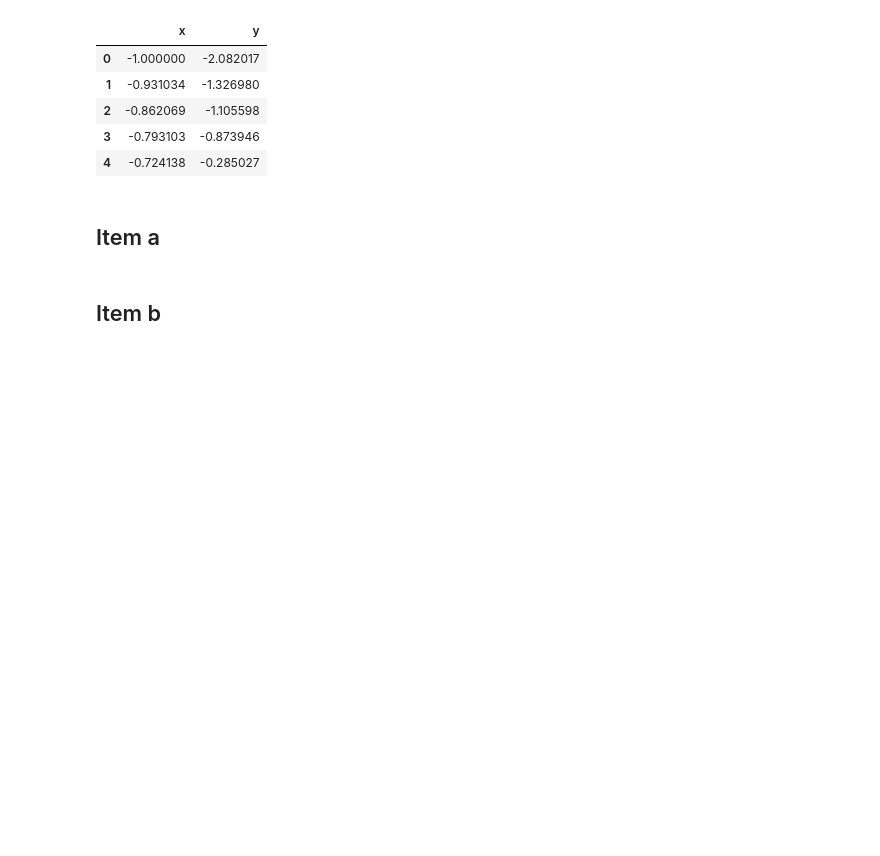
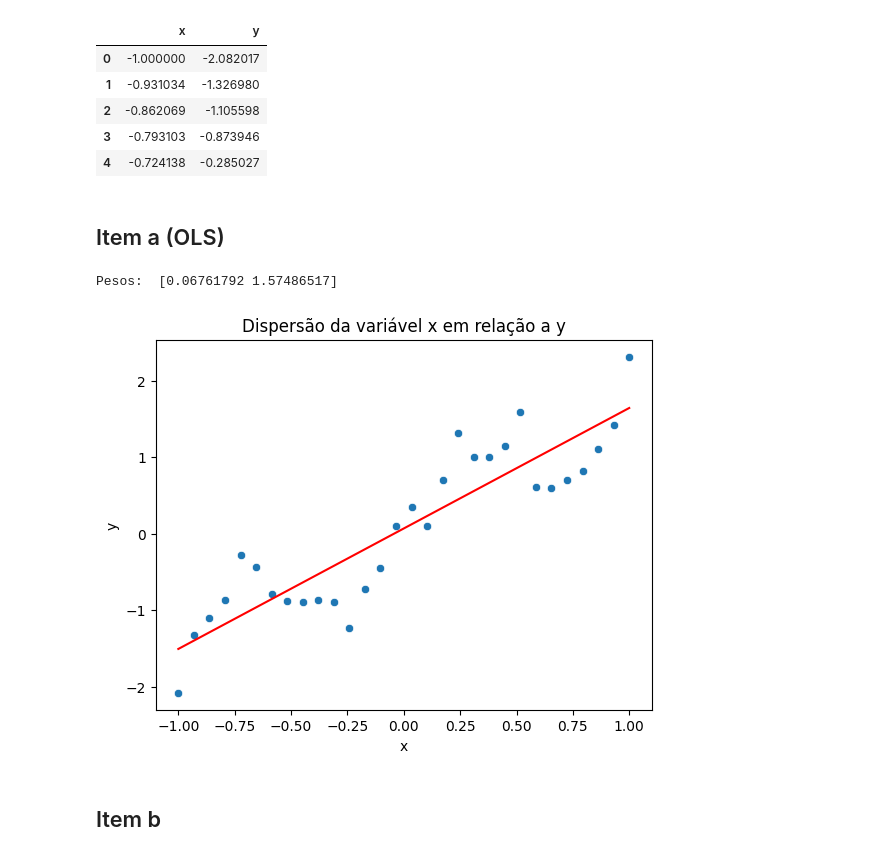
Before and after one commit to PedroJoas/AprendizagemDeMaquina, a Jupyter notebook: listas/lista1/resolucao.ipynb, the cells around one changed output. Saved outputs shown, nothing was run; the diff lists cells and outputs as text; code cells hidden in the pictures; blank space fills up the shorter version.

```diff
--- a/listas/lista1/resolucao.ipynb
+++ b/listas/lista1/resolucao.ipynb
@@ -18,7 +18,33 @@ artificial.head()
 | 3 | -0.793103 | -0.873946 |
 | 4 | -0.724138 | -0.285027 |
 # %% [markdown]
-## Item a
+## Item a (OLS)
+# %%
+x = artificial.x.to_numpy()
+y = artificial.y.to_numpy()
+
+n = x.shape[0]
+
+x = np.column_stack([np.ones(n), x])
+
+transposta = x.T
+
+pesos = np.linalg.inv(transposta @ x) @ transposta @ y
+
+y_pred = x @ pesos
+print('Pesos: ', pesos)
+# %% [output]
+Pesos:  [0.06761792 1.57486517]
+# %%
+sns.scatterplot(x=x[:, 1], y=y)
+
+plt.plot(x[:, 1], y_pred, color='red')
+plt.title('Dispersão da variável x em relação a y')
+plt.xlabel('x')
+plt.ylabel('y')
+plt.show()
+# %% [output]
+[figure, added]
 # %% [markdown]
 ## Item b
 # %%
```
Also changed, not shown: parts of 6 cells of this notebook.
